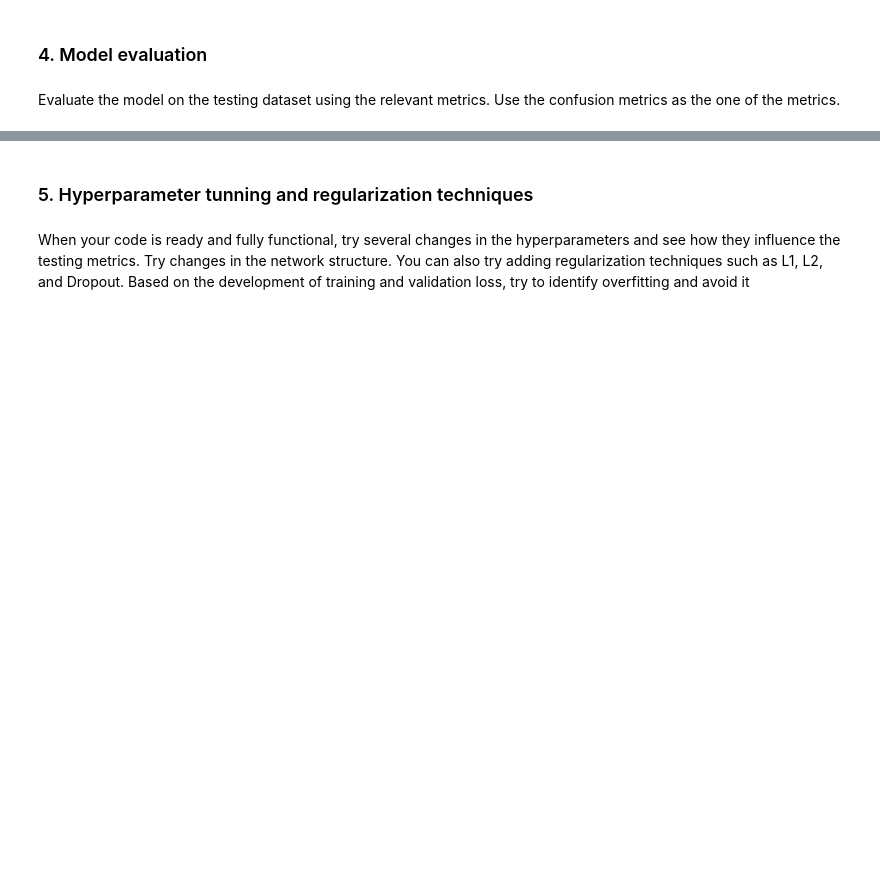
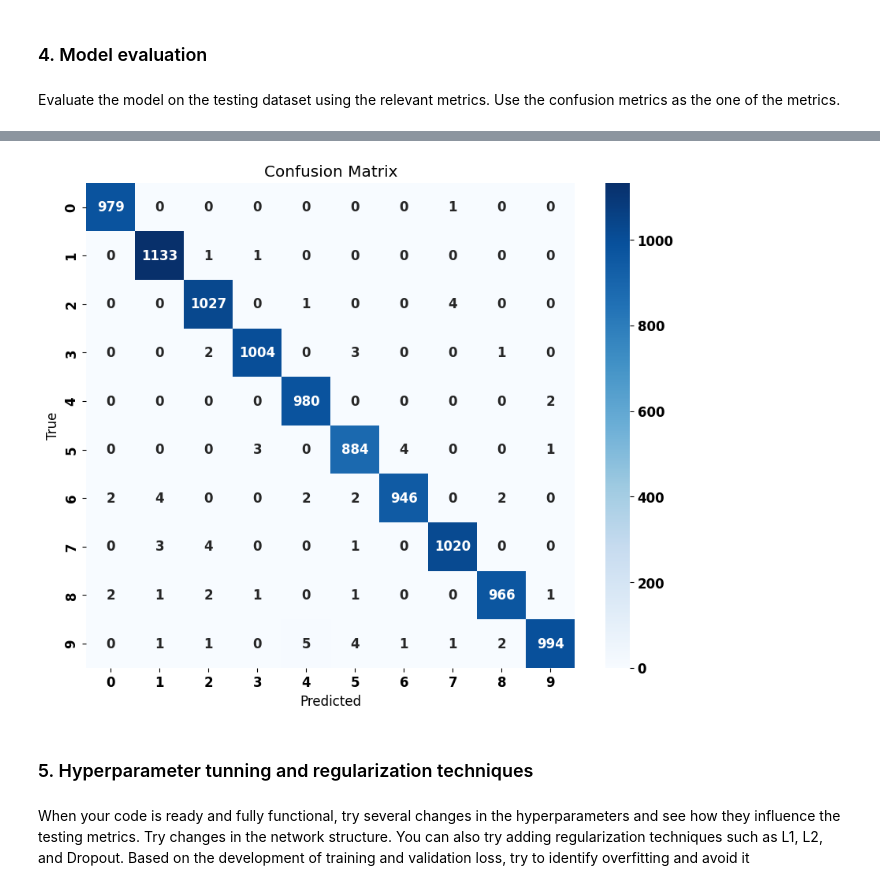
Before and after one commit to moncekM/MPA_MLF_Public, a Jupyter notebook: LAB_7/Ex_07.ipynb, the cells around one changed output, grey strips where cells are left out. Drawn from its saved outputs; the diff is of its cells as text; code cells hidden in the pictures; blank space fills up the shorter version.

```diff
--- a/LAB_7/Ex_07.ipynb
+++ b/LAB_7/Ex_07.ipynb
@@ -219,10 +259,33 @@ Evaluate the model on the testing dataset using the relevant metrics. Use the co
 # %%
 ###################################
 # Write your own code here #
-score = model.evaluate(X_test, y_test, verbose=0)
-
-import seaborn as sns
-from sklearn.matrics import
+import sklearn.metrics
 
 
+score = model.evaluate(X_test, y_test, verbose=0)
+#plot the confusin Matrix
+
+
+#Listo of class labels (0-9)
+labels = ['0','1','2','3','4','5','6','7','8','9']
+
+#Make prediction on the test data
+y_pred = model.predict(X_test)
+y_pred_classes = np.argmax(y_pred, axis=1) #Convert predictions to class labels
+
+#Get the true class labels
+y_true = np.argmax(y_test, axis=1)
+
+
+#Compute the confusion matrix
+cm = sklearn.metrics.confusion_matrix(y_true, y_pred_classes)
+
+#Plot the confusion matrix using seaborn heatmap
+plt.figure(figsize=(10, 8))
+sns.heatmap(cm, annot=True, fmt='d', cmap='Blues', xticklabels=labels, yticklabels=labels)
+plt.title('Confusion Matrix')
+plt.xlabel('Predicted')
+plt.ylabel('True')
+plt.show()
 ###################################
+# %% [output]
@@ -229,3 +293,4 @@ from sklearn.matrics import
+[figure, added]
 # %% [markdown]
 ### 5. Hyperparameter tunning and regularization techniques
 # %% [markdown]
```
Also changed, not shown: parts of 8 cells of this notebook.
